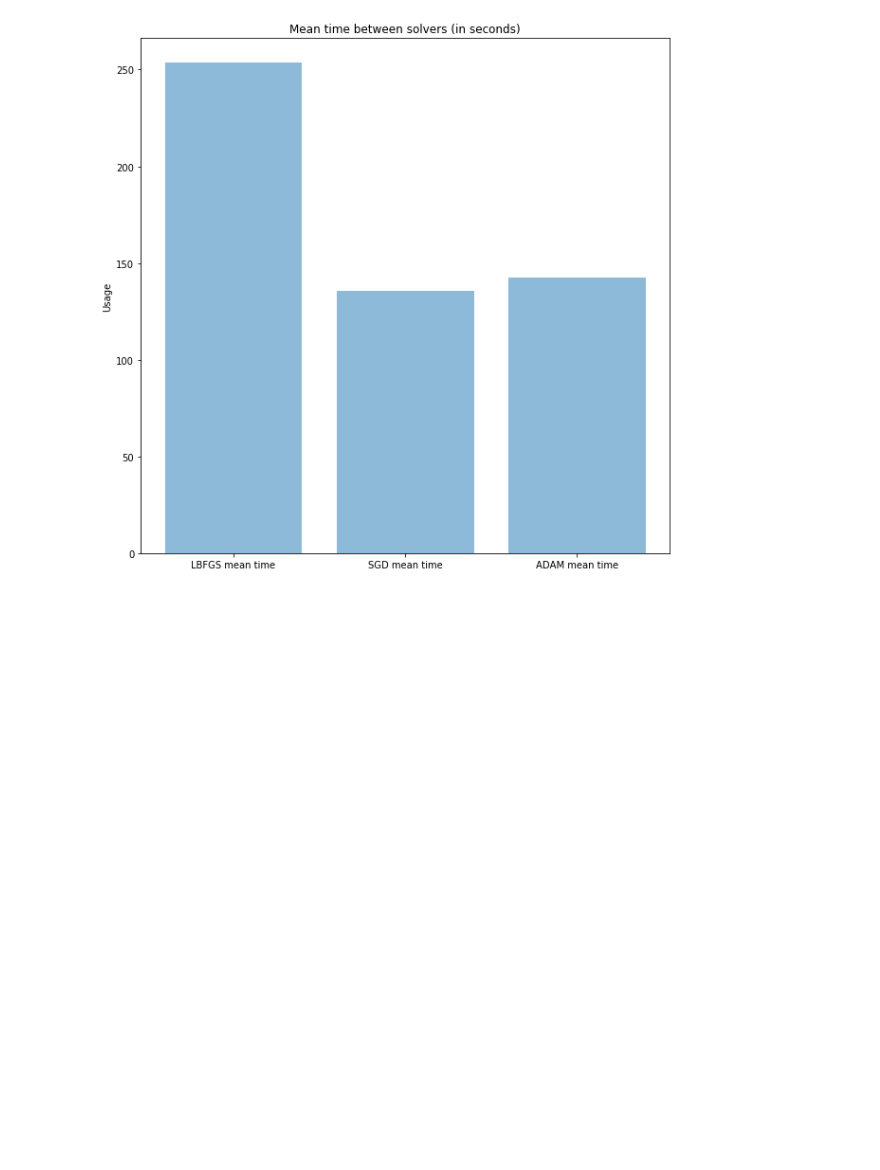
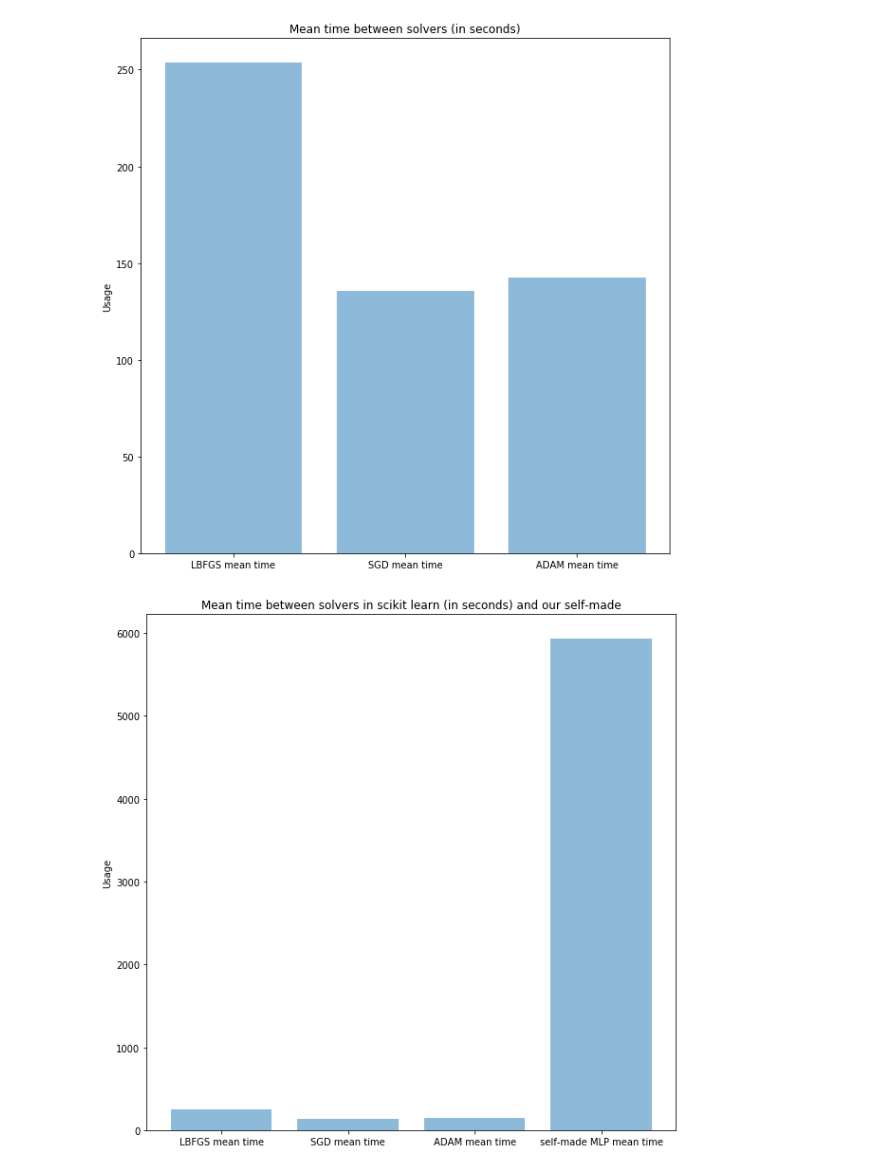
Before and after one commit to LimaEduardo/mnist-mlp, a Jupyter notebook: mnist-mlp.ipynb, the cells around one changed output. Cells and saved outputs as stored; diff of their text form; code cells hidden in the pictures; blank space fills up the shorter version.

Commit message:
comparacao com self made

```diff
--- a/mnist-mlp.ipynb
+++ b/mnist-mlp.ipynb
@@ -153,11 +157,11 @@ for data in json_data:
         lbfgs_time += data["Time spent"]
     elif data["Solver"] == "sgd":
         sgd_test_scores.append(data["Test set score"] * 100)
-        sgd_training_scores.append(data["Training set score"])
+        sgd_training_scores.append(data["Training set score"] * 100)
         sgd_time += data["Time spent"]
     elif data["Solver"] == "adam":
-        adam_test_scores.append(data["Test set score"])
-        adam_training_scores.append(data["Training set score"])
+        adam_test_scores.append(data["Test set score"] * 100)
+        adam_training_scores.append(data["Training set score"] * 100)
         adam_time += data["Time spent"]
 
 lbfgs_test_scores = tuple(lbfgs_test_scores)
@@ -305,9 +309,13 @@ objects = ("LBFGS mean time", "SGD mean time", "ADAM mean time")
 
 scores = []
 
-scores.append(lbfgs_time/6)
-scores.append(sgd_time/6)
-scores.append(adam_time/6)
+mean_lbfgs_time = lbfgs_time/6
+mean_sgd_time = sgd_time/6
+mean_adam_time = adam_time/6
+
+scores.append(mean_lbfgs_time)
+scores.append(mean_sgd_time)
+scores.append(mean_adam_time)
 
 y_pos = np.arange(len(objects))
 
@@ -319,3 +327,37 @@ plt.title(f"Mean time between solvers (in seconds)")
 plt.show()
 # %% [output]
 [figure]
+# %%
+import json
+
+#file = open("results.json","w")
+#file.write(json.dumps(datadumps))
+#file.close()
+
+json_data = ""
+
+with open("./resultados.json", encoding='utf-8-sig') as json_file:
+    text = json_file.read()
+    json_data = json.loads(text)
+
+our_time = json_data["total_time"]
+
+objects = ("LBFGS mean time", "SGD mean time", "ADAM mean time", "self-made MLP mean time")
+
+scores = []
+
+scores.append(mean_lbfgs_time)
+scores.append(mean_sgd_time)
+scores.append(mean_adam_time)
+scores.append(our_time)
+
+y_pos = np.arange(len(objects))
+
+plt.bar(y_pos, scores, align='center', alpha=0.5)
+plt.xticks(y_pos, objects)
+plt.ylabel('Usage')
+plt.title(f"Mean time between solvers in scikit learn (in seconds) and our self-made")
+
+plt.show()
+# %% [output]
+[figure, added]
```
Also changed, not shown: parts of 8 cells of this notebook.
